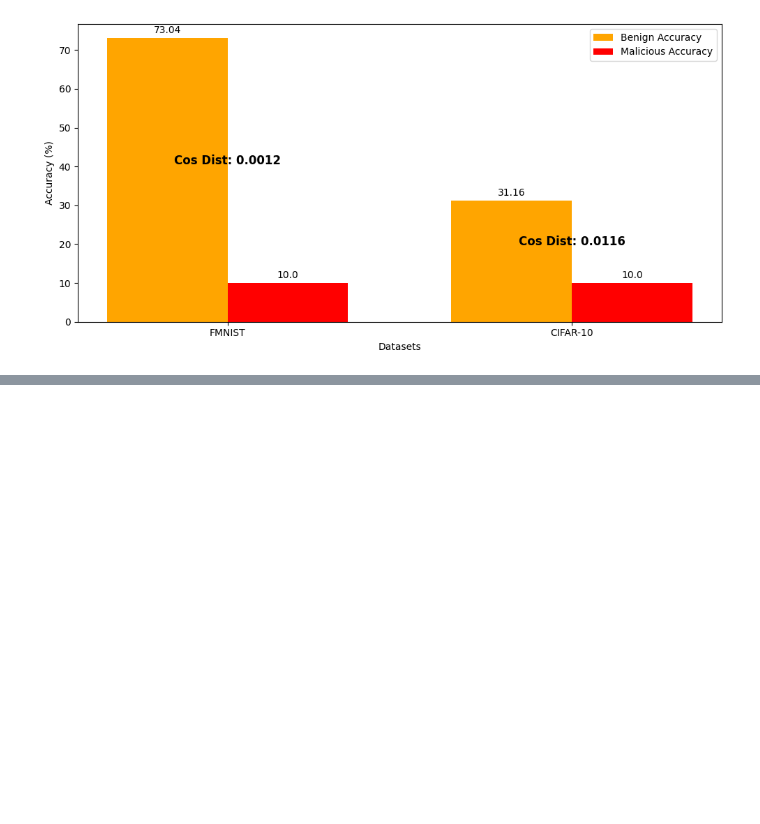
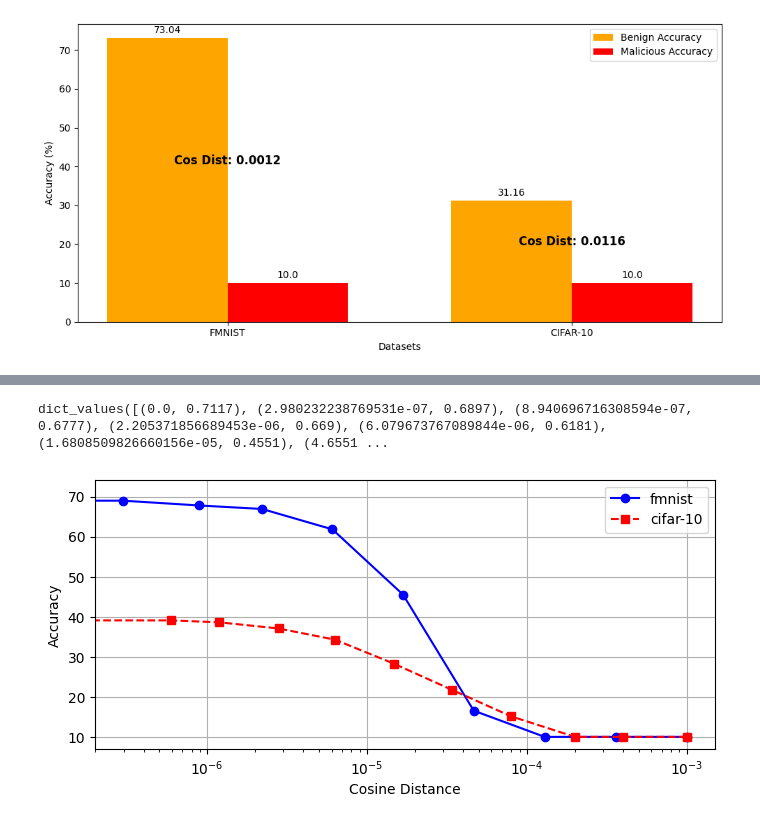
Before and after one commit to yangland/FedREDefense, a Jupyter notebook: visualization.ipynb, the cells around one changed output, grey strips where cells are left out. Cells and saved outputs as stored; diff of their text form; code cells hidden in the pictures; blank space fills up the shorter version.

```diff
--- a/visualization.ipynb
+++ b/visualization.ipynb
@@ -471,3 +471,14 @@ plt.tight_layout()
 plt.show()
 # %% [output]
 [figure]
+# %%
+fmnist = {1e-07: (0.0, 0.7117),
+2.782559402207126e-07: (2.980232238769531e-07, 0.6897),
+7.742636826811278e-07: (8.940696716308594e-07, 0.6777),
+2.1544346900318822e-06: (2.205371856689453e-06, 0.669),
+5.994842503189409e-06: (6.079673767089844e-06, 0.6181),
+1.6681005372000593e-05: (1.6808509826660156e-05, 0.4551),
+4.641588833612772e-05: (4.655122756958008e-05, 0.1654),
+0.00012915496650148828: (0.00012922286987304688, 0.1),
+0.00035938136638046257: (0.0003593564033508301, 0.1),
+0.001: (0.0010001063346862793, 0.1)}
@@ -473,0 +532,27 @@ plt.show()
+# %%
+dataset1
+# %% [output]
+dict_values([(0.0, 0.7117), (2.980232238769531e-07, 0.6897), (8.940696716308594e-07, 0.6777), (2.205371856689453e-06, 0.669), (6.079673767089844e-06, 0.6181), (1.6808509826660156e-05, 0.4551), (4.6551 ...
+# %%
+# Extracting values
+accuracy1, cos_dist1 = zip(*[(a , c* 100) for a, c in dataset1])
+accuracy2, cos_dist2 = zip(*[(a , c* 100) for a, c in dataset2])
+
+# Plot the data
+plt.figure(figsize=(8, 3.5))
+plt.plot(accuracy1, cos_dist1, marker='o', linestyle='-', color='b', label='fmnist')
+plt.plot(accuracy2, cos_dist2, marker='s', linestyle='--', color='r', label='cifar-10')
+
+# Labels and title
+plt.xlabel('Cosine Distance')
+plt.ylabel('Accuracy')
+# plt.title('Accuracy vs. Cosine Distance')
+plt.legend()
+
+# Log scale for better visualization
+plt.xscale('log')
+
+plt.grid(True)
+plt.show()
+# %% [output]
+[figure, added]
```
Also changed, not shown: parts of 8 cells of this notebook, 10 other files.
